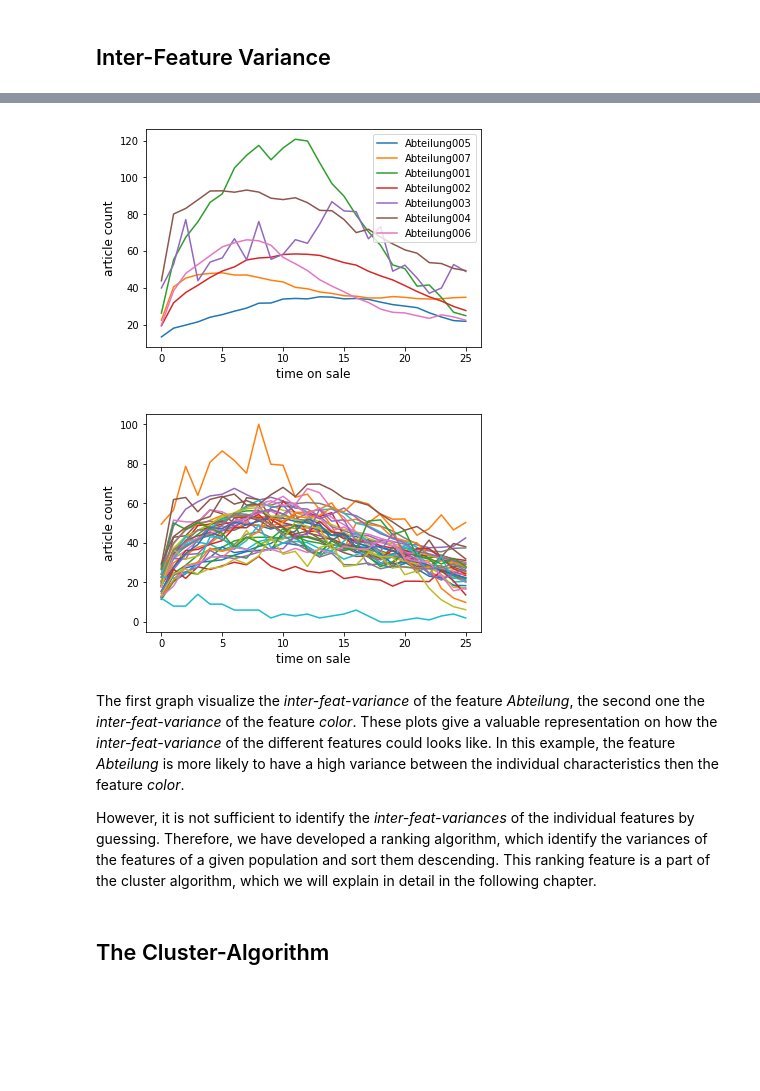
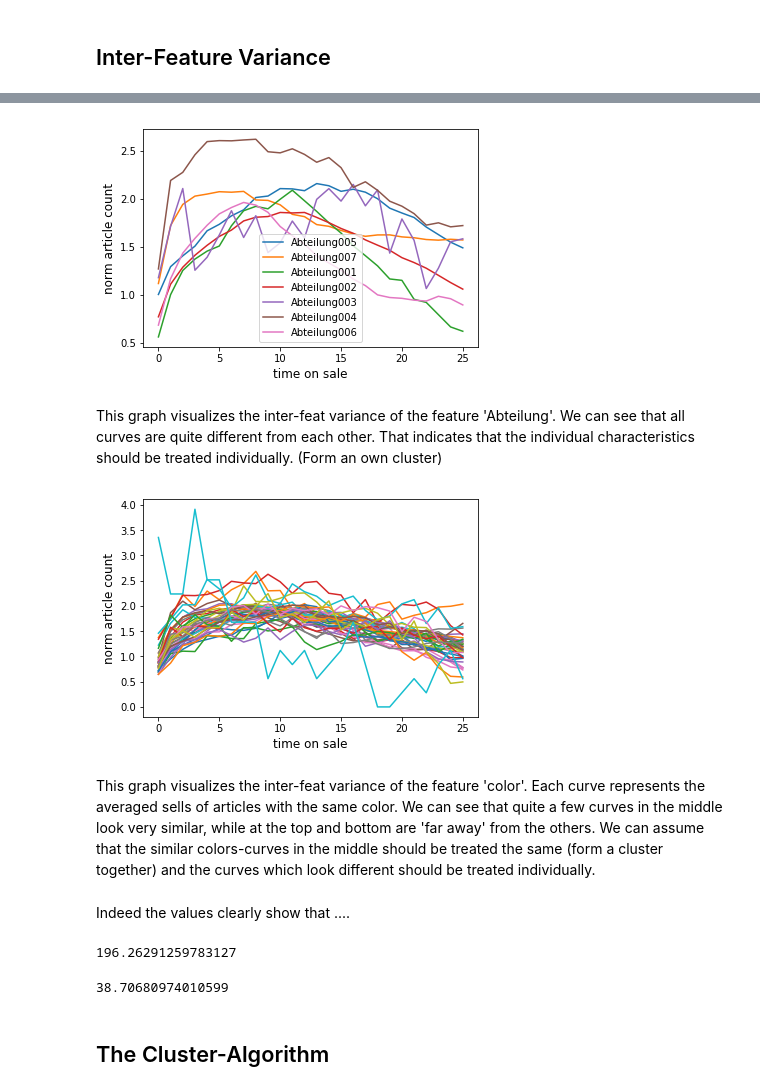
Before and after one commit to indyfree/tailor, a Jupyter notebook: notebooks/10-presentation-notebook.ipynb, the cells around one changed output, grey strips where cells are left out. Cells and saved outputs as stored; diff of their text form; code cells hidden in the pictures; blank space fills up the shorter version.

Commit message:
Rework inter-feature variance section

```diff
--- a/notebooks/10-presentation-notebook.ipynb
+++ b/notebooks/10-presentation-notebook.ipynb
@@ -222,19 +224,25 @@ Thus, we next have a look at the graphs of the individual characteristics of a f
 # %%
-plot_feature_characteristics(processed_data, 'Abteilung', 'article_count');
+plot_feature_characteristics(processed_data, 'Abteilung', 'norm_article_count');
 # %% [output]
-[figure, old version]
+[figure, new version]
+# %% [markdown]
+This graph visualizes the inter-feat variance of the feature 'Abteilung'. We can see that all curves are quite different from each other. That indicates that the individual characteristics should be treated individually. (Form an own cluster)
 # %%
-plot_feature_characteristics(processed_data, 'color', 'article_count', legend=False);
+plot_feature_characteristics(processed_data, 'color', 'norm_article_count', legend=False);
 # %% [output]
-[figure, old version]
+[figure, new version]
-# %% [markdown]
-The first graph visualize the _inter-feat-variance_ of the feature _Abteilung_, the second one the _inter-feat-variance_ of the feature _color_.
-These plots give a valuable representation on how the _inter-feat-variance_ of the different features could looks like.
-In this example, the feature _Abteilung_ is more likely to have a high variance between the individual characteristics then the feature _color_.
-
-
-However, it is not sufficient to identify the _inter-feat-variances_ of the individual features by guessing.
-Therefore, we have developed a ranking algorithm, which identify the variances of the features of a given population and sort them descending. This ranking feature is a part of the cluster algorithm, which we will explain in detail in the following chapter.
+# %% [markdown]
+This graph visualizes the inter-feat variance of the feature 'color'. Each curve represents the averaged sells of articles with the same color. We can see that quite a few curves in the middle look very similar, while at the top and bottom are 'far away' from the others. We can assume that the similar colors-curves in the middle should be treated the same (form a cluster together) and the curves which look different should be treated individually.
+# %% [markdown]
+Indeed the values clearly show that ....
+# %%
+clustering.inter_feat_variance(processed_data, clustering.distance.absolute, 'Abteilung', 'article_count')
+# %% [output]
+196.26291259783127
+# %%
+clustering.inter_feat_variance(processed_data, clustering.distance.absolute, 'color', 'article_count')
+# %% [output]
+38.70680974010599
 # %% [markdown]
 ## The Cluster-Algorithm
 # %% [markdown]
```
Also changed, not shown: parts of 7 cells of this notebook, 1 other file.
